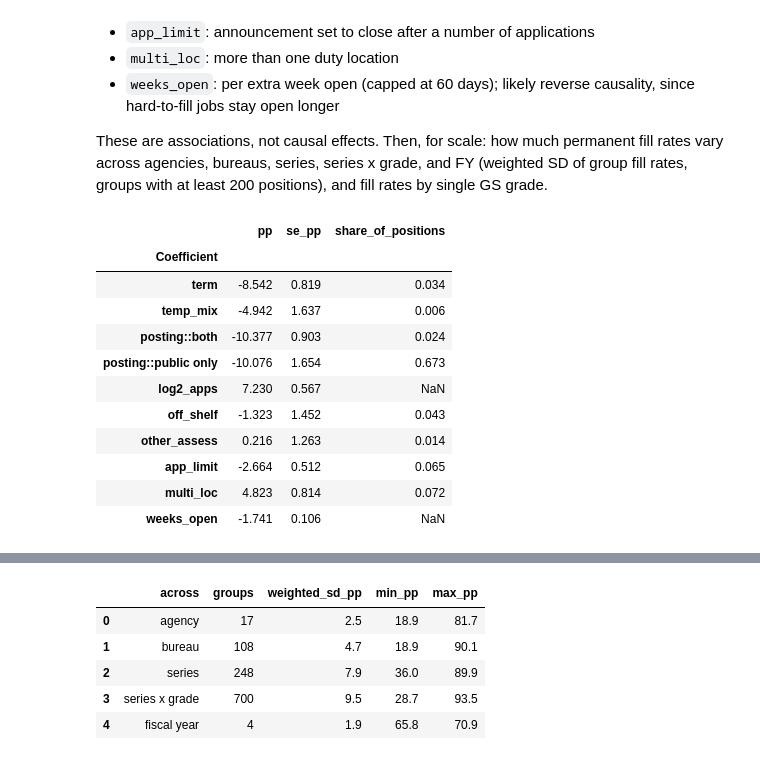
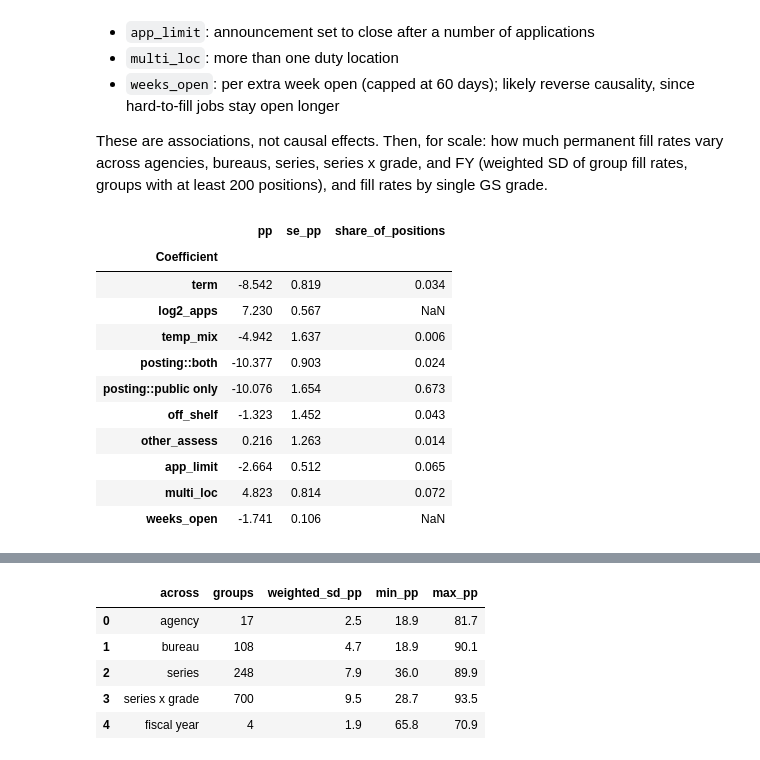
Before and after one commit to abigailhaddad/2210, a Jupyter notebook: hiring_outcomes_analysis.ipynb, the cells around one changed output, grey strips where cells are left out. Cells and saved outputs as stored; diff of their text form; code cells hidden in the pictures.

```diff
--- a/hiring_outcomes_analysis.ipynb
+++ b/hiring_outcomes_analysis.ipynb
@@ -397,32 +397,39 @@ One model with the term indicator alongside other announcement features, same fi
 
 These are associations, not causal effects. Then, for scale: how much permanent fill rates vary across agencies, bureaus, series, series x grade, and FY (weighted SD of group fill rates, groups with at least 200 positions), and fill rates by single GS grade.
 # %%
-def factor_comparison(pos):
-    """Term gap next to other announcement features in one FE model, in percentage points."""
+FACTOR_CONTROLS = " + temp_mix + i(posting, ref='internal only') + off_shelf + other_assess + app_limit + multi_loc + weeks_open | sg_ab + fy"
+
+
+def factor_data(pos):
+    """Positions in the analysis groups with posting type, log2 applicants, and weeks open."""
     p = pos[pos.appt.isin(GROUPS)].copy()
     p["posting"] = np.select([(p.public_any == 1) & (p.internal_any == 1), p.public_any == 1], ["both", "public only"], "internal only")
     p["log2_apps"] = np.log2(p.apps + 1)
     p["weeks_open"] = p.days_open.clip(upper=60) / 7
-    f = ("filled ~ term + temp_mix + i(posting, ref='internal only') + log2_apps + off_shelf + other_assess"
-         " + app_limit + multi_loc + weeks_open | sg_ab + fy")
-    t = pf.feols(f, data=p, vcov={"CRV1": "ab"}).tidy()
+    return p
+
+
+def factor_comparison(pos):
+    """Term gap next to other announcement features in one FE model, in percentage points."""
+    p = factor_data(pos)
+    t = pf.feols("filled ~ term + log2_apps" + FACTOR_CONTROLS, data=p, vcov={"CRV1": "ab"}).tidy()
     out = pd.DataFrame({"pp": t.Estimate * 100, "se_pp": t["Std. Error"] * 100})
     shares = {"term": p.term.mean(), "temp_mix": p.temp_mix.mean(), "posting::both": (p.posting == "both").mean(),
               "posting::public only": (p.posting == "public only").mean(), "off_shelf": p.off_shelf.mean(),
               "other_assess": p.other_assess.mean(), "app_limit": p.app_limit.mean(), "multi_loc": p.multi_loc.mean()}
     out["share_of_positions"] = out.index.map(shares)
     return out
 
 
 factor_comparison(pos).round(3)
 # %% [output]
 |  | pp | se_pp | share_of_positions |
 | Coefficient |  |  |  |
 | term | -8.542 | 0.819 | 0.034 |
+| log2_apps | 7.230 | 0.567 | NaN |
 | temp_mix | -4.942 | 1.637 | 0.006 |
 | posting::both | -10.377 | 0.903 | 0.024 |
 | posting::public only | -10.076 | 1.654 | 0.673 |
-| log2_apps | 7.230 | 0.567 | NaN |
 | off_shelf | -1.323 | 1.452 | 0.043 |
 | other_assess | 0.216 | 1.263 | 0.014 |
 | app_limit | -2.664 | 0.512 | 0.065 |
```
Also changed, not shown: parts of 4 cells of this notebook.
